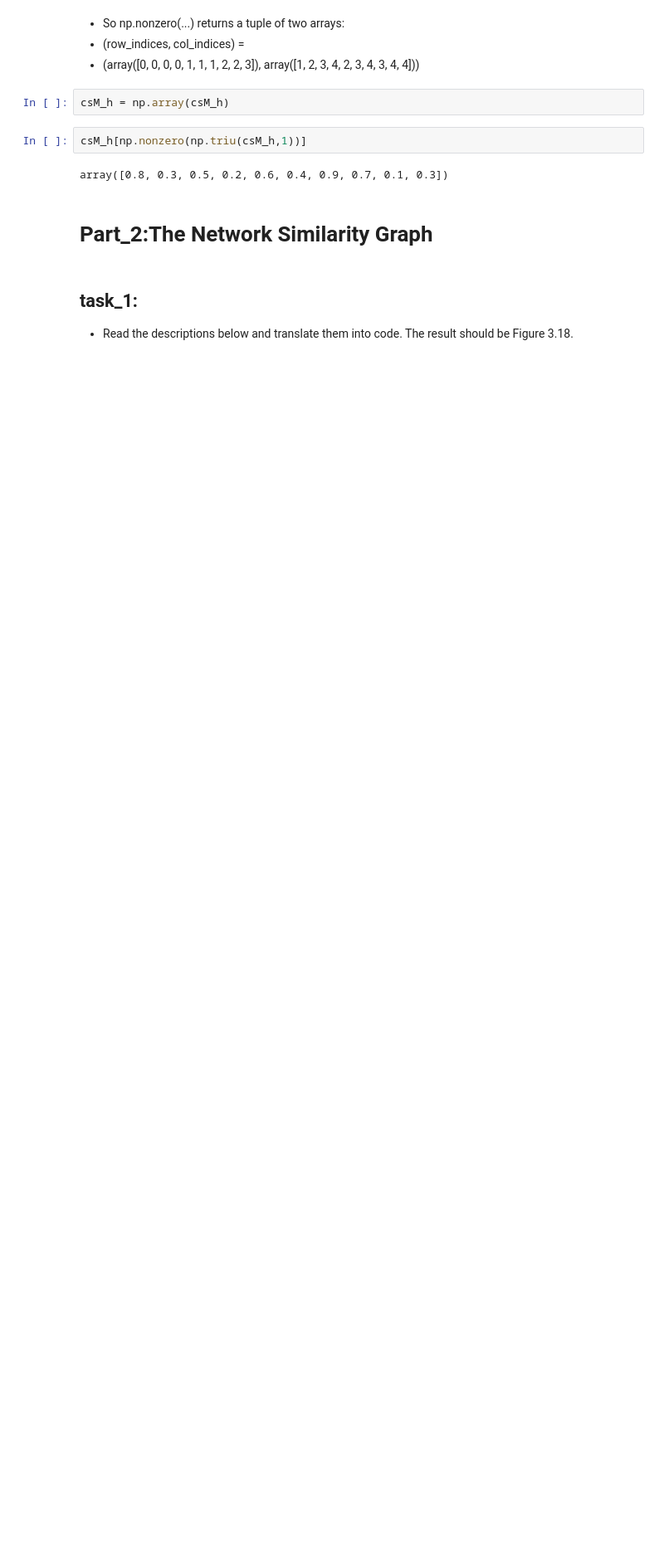
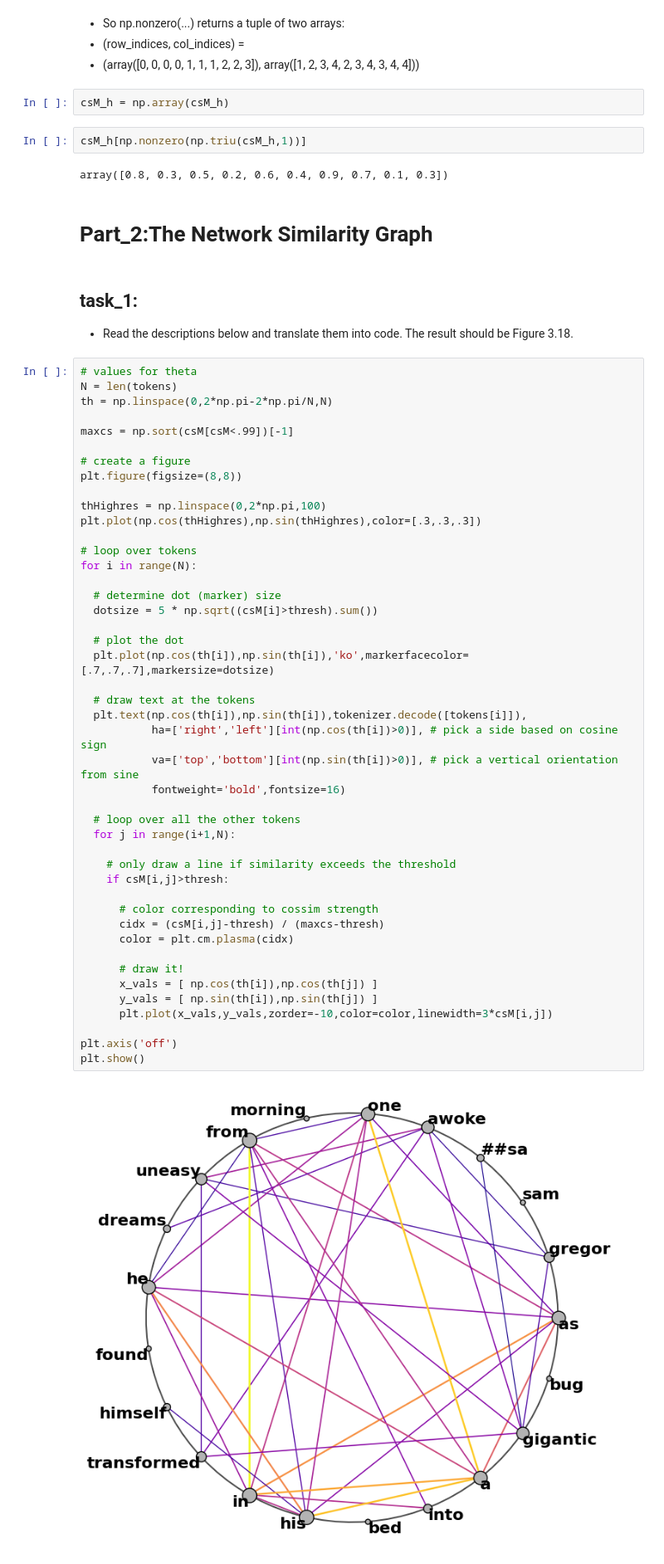
Before and after one commit to Saransh-Basu-01/50-Ml-Projects-to-understand-LLMs, a Jupyter notebook: Project_11_Network_graphs_of_cosine_similarities.ipynb, the cells around one changed output. Shown at 83% size. Saved outputs shown, nothing was run; the diff lists cells and outputs as text; blank space fills up the shorter version.

```diff
--- a/Project_11_Network_graphs_of_cosine_similarities.ipynb
+++ b/Project_11_Network_graphs_of_cosine_similarities.ipynb
@@ -152,3 +152,50 @@ array([0.8, 0.3, 0.5, 0.2, 0.6, 0.4, 0.9, 0.7, 0.1, 0.3])
 ## task_1:
 - Read the descriptions below and translate them into code. The result
 should be Figure 3.18.
+# %%
+# values for theta
+N = len(tokens)
+th = np.linspace(0,2*np.pi-2*np.pi/N,N)
+
+maxcs = np.sort(csM[csM<.99])[-1]
+
+# create a figure
+plt.figure(figsize=(8,8))
+
+thHighres = np.linspace(0,2*np.pi,100)
+plt.plot(np.cos(thHighres),np.sin(thHighres),color=[.3,.3,.3])
+
+# loop over tokens
+for i in range(N):
+
+  # determine dot (marker) size
+  dotsize = 5 * np.sqrt((csM[i]>thresh).sum())
+
+  # plot the dot
+  plt.plot(np.cos(th[i]),np.sin(th[i]),'ko',markerfacecolor=[.7,.7,.7],markersize=dotsize)
+
+  # draw text at the tokens
+  plt.text(np.cos(th[i]),np.sin(th[i]),tokenizer.decode([tokens[i]]),
+           ha=['right','left'][int(np.cos(th[i])>0)], # pick a side based on cosine sign
+           va=['top','bottom'][int(np.sin(th[i])>0)], # pick a vertical orientation from sine
+           fontweight='bold',fontsize=16)
+
+  # loop over all the other tokens
+  for j in range(i+1,N):
+
+    # only draw a line if similarity exceeds the threshold
+    if csM[i,j]>thresh:
+
+      # color corresponding to cossim strength
+      cidx = (csM[i,j]-thresh) / (maxcs-thresh)
+      color = plt.cm.plasma(cidx)
+
+      # draw it!
+      x_vals = [ np.cos(th[i]),np.cos(th[j]) ]
+      y_vals = [ np.sin(th[i]),np.sin(th[j]) ]
+      plt.plot(x_vals,y_vals,zorder=-10,color=color,linewidth=3*csM[i,j])
+
+plt.axis('off')
+plt.show()
+# %% [output]
+[figure, added]
```
Also changed, not shown: parts of 2 cells of this notebook.
